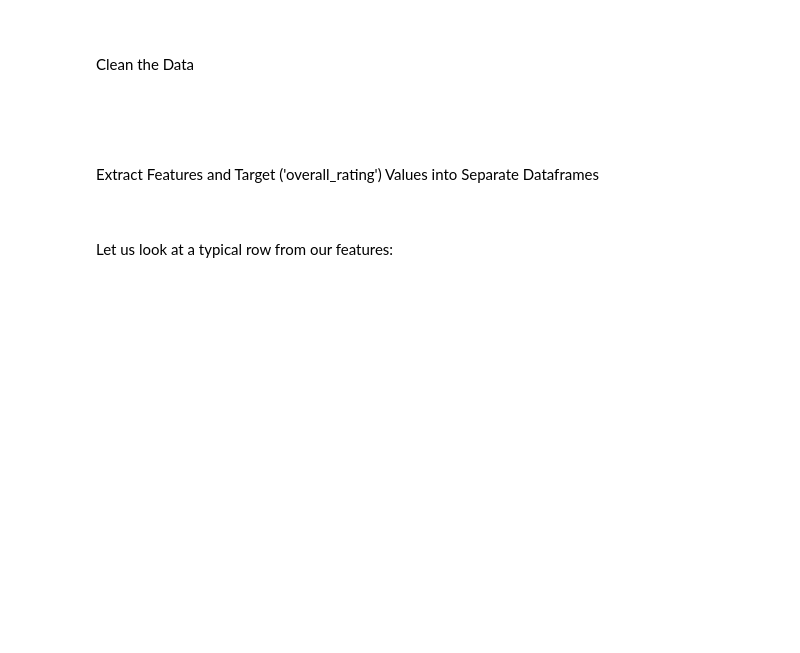
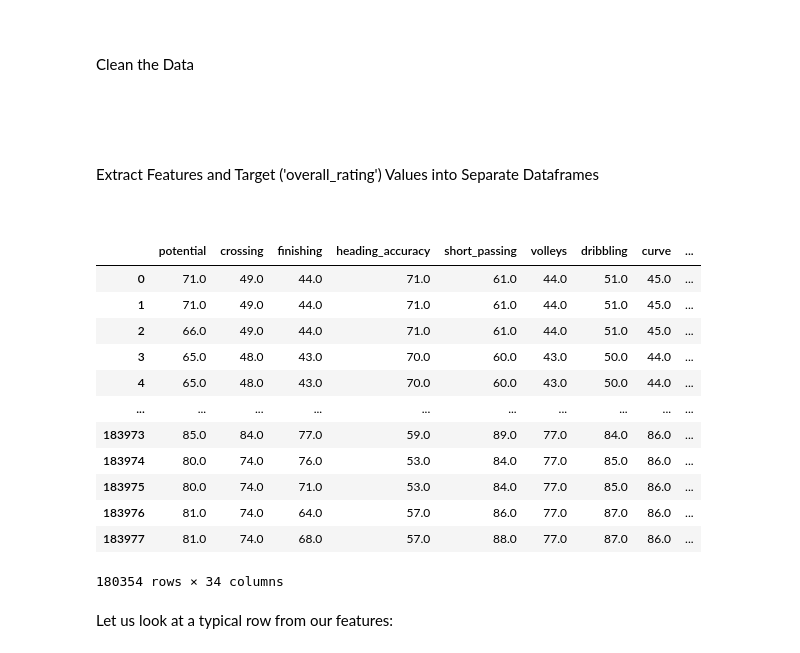
Before and after one commit to AkanchhaChoudhary/UCSanDiegoX-s-Data-Science-MicroMasters, a Jupyter notebook: Python_for_Data_Science/week-7/European Soccer Regression Analysis using scikit-learn.ipynb, the cells around one changed output. Drawn from its saved outputs; the diff is of its cells as text; code cells hidden in the pictures; blank space fills up the shorter version.

```diff
--- a/Python_for_Data_Science/week-7/European Soccer Regression Analysis using scikit-learn.ipynb
+++ b/Python_for_Data_Science/week-7/European Soccer Regression Analysis using scikit-learn.ipynb
@@ -72,6 +99,22 @@ Extract Features and Target ('overall_rating') Values into Separate Dataframes
 <br><br></p>
 # %%
 X = df[features]
+# %%
+X
+# %% [output]
+|  | potential | crossing | finishing | heading_accuracy | short_passing | volleys | dribbling | curve | ... |
+| 0 | 71.0 | 49.0 | 44.0 | 71.0 | 61.0 | 44.0 | 51.0 | 45.0 | ... |
+| 1 | 71.0 | 49.0 | 44.0 | 71.0 | 61.0 | 44.0 | 51.0 | 45.0 | ... |
+| 2 | 66.0 | 49.0 | 44.0 | 71.0 | 61.0 | 44.0 | 51.0 | 45.0 | ... |
+| 3 | 65.0 | 48.0 | 43.0 | 70.0 | 60.0 | 43.0 | 50.0 | 44.0 | ... |
+| 4 | 65.0 | 48.0 | 43.0 | 70.0 | 60.0 | 43.0 | 50.0 | 44.0 | ... |
+| ... | ... | ... | ... | ... | ... | ... | ... | ... | ... |
+| 183973 | 85.0 | 84.0 | 77.0 | 59.0 | 89.0 | 77.0 | 84.0 | 86.0 | ... |
+| 183974 | 80.0 | 74.0 | 76.0 | 53.0 | 84.0 | 77.0 | 85.0 | 86.0 | ... |
+| 183975 | 80.0 | 74.0 | 71.0 | 53.0 | 84.0 | 77.0 | 85.0 | 86.0 | ... |
+| 183976 | 81.0 | 74.0 | 64.0 | 57.0 | 86.0 | 77.0 | 87.0 | 86.0 | ... |
+| 183977 | 81.0 | 74.0 | 68.0 | 57.0 | 88.0 | 77.0 | 87.0 | 86.0 | ... |
+180354 rows × 34 columns
 # %%
 y = df[target]
 # %% [markdown]
```
Also changed, not shown: parts of 15 cells of this notebook.
